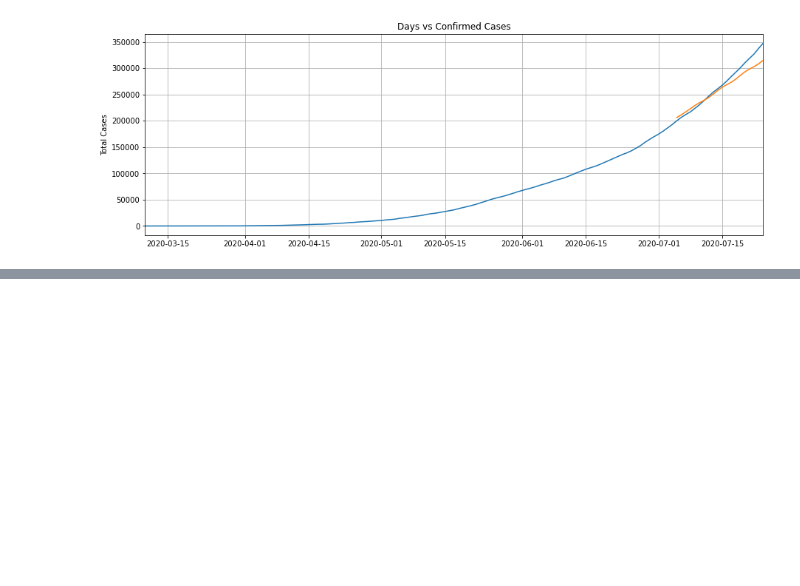
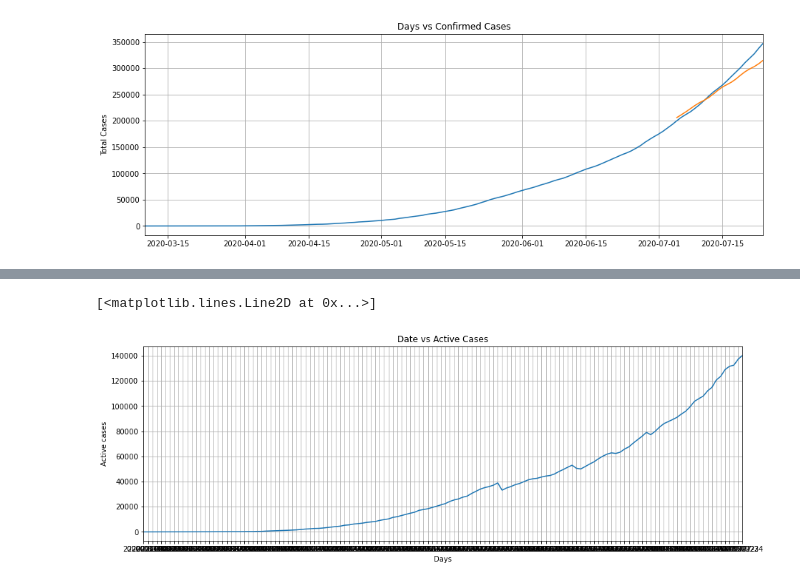
Before and after one commit to Thakur-Govind/C0VID19_Analysis_GT, a Jupyter notebook: Covid_19_India_Analysis_RNN.ipynb, the cells around one changed output, grey strips where cells are left out. Cells and saved outputs as stored; diff of their text form; code cells hidden in the pictures; blank space fills up the shorter version.

```diff
--- a/Covid_19_India_Analysis_RNN.ipynb
+++ b/Covid_19_India_Analysis_RNN.ipynb
@@ -3196,0 +3250,2 @@ Got predictions, plotting:
+# %%
+active_maha.drop(['State', 'Cured', 'Deaths', 'Confirmed','Fatality Rate', 'TotalSamples', 'Negative', 'Positive'],axis = 1,inplace = True)
@@ -3196,0 +3266,2 @@ Got predictions, plotting:
+# %%
+active_maha.set_index('Date', inplace = True)
@@ -3196,0 +3278,2 @@ Got predictions, plotting:
+# %%
+active_maha = active_maha.iloc[::-1]
@@ -3196,0 +3290,15 @@ Got predictions, plotting:
+# %%
+fig_size = plt.rcParams["figure.figsize"]
+fig_size[0] = 15
+fig_size[1] = 5
+plt.rcParams["figure.figsize"] = fig_size
+# %%
+plt.title('Date vs Active Cases')
+plt.ylabel('Active cases')
+plt.xlabel('Days')
+plt.grid(True)
+plt.autoscale(axis='x',tight=True)
+plt.plot(active_maha['Active'])
+# %% [output]
+[<matplotlib.lines.Line2D at 0x...>]
+[figure, added]
```
Also changed, not shown: parts of 38 cells of this notebook.
